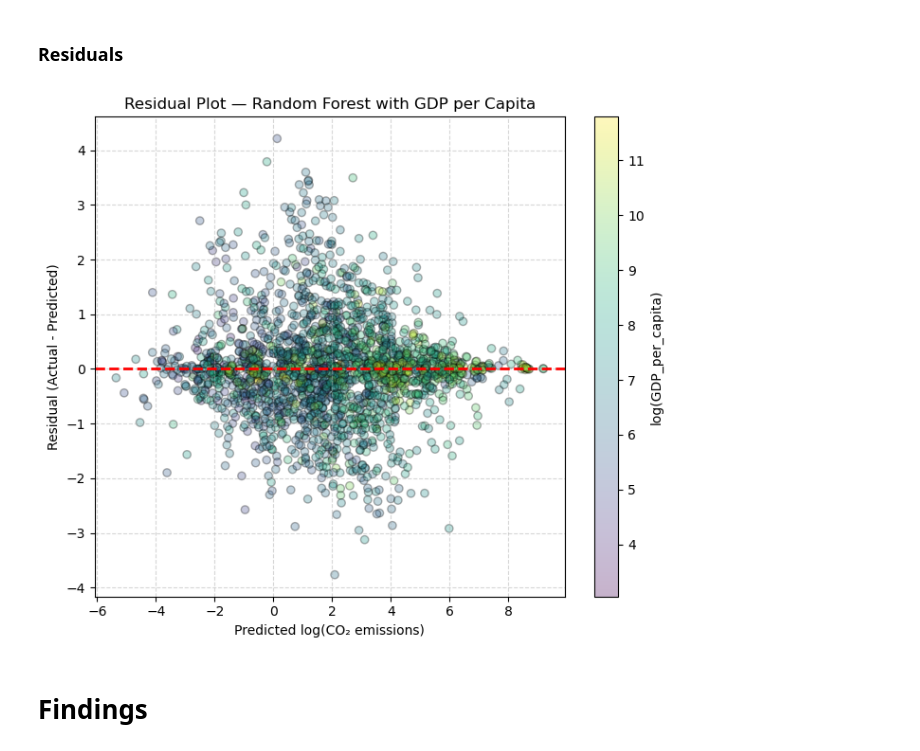
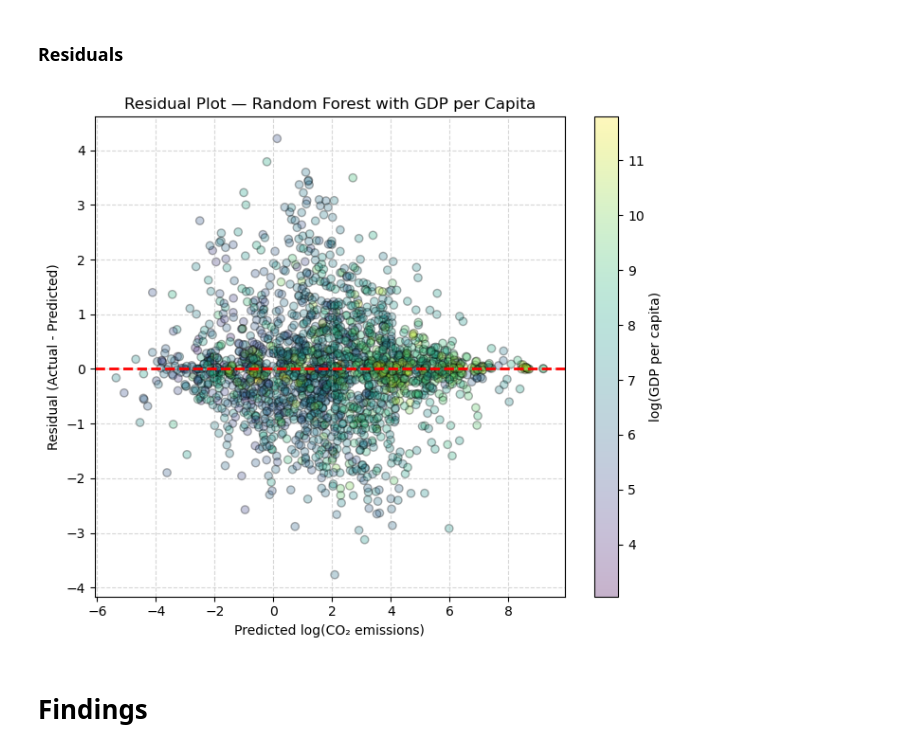
Before and after one commit to BurakJalohaukka/co2-gdp-eda-ml, a Jupyter notebook: co2_vs_gdp.ipynb, the cells around one changed output. Saved outputs shown, nothing was run; the diff lists cells and outputs as text; code cells hidden in the pictures.

```diff
--- a/co2_vs_gdp.ipynb
+++ b/co2_vs_gdp.ipynb
@@ -434,20 +504,20 @@ plt.show()
 # %%
 # Calculate residuals
 residuals_pc = y_test_pc - y_pred_pc
 
 # Residual plot
 plt.figure(figsize=(7,6))
 plt.scatter(y_pred_pc, residuals_pc, c=X_test_pc['log_gdp_pc'], cmap='viridis', alpha=0.3, edgecolor='k')
-plt.colorbar(label='log(GDP_per_capita)')
+plt.colorbar(label='log(GDP per capita)')
 plt.axhline(0, color='r', linestyle='--', lw=2)
 plt.xlabel("Predicted log(CO₂ emissions)")
 plt.ylabel("Residual (Actual - Predicted)")
 plt.title("Residual Plot — Random Forest with GDP per Capita")
 plt.grid(True, linestyle='--', alpha=0.5)
 plt.tight_layout()
 plt.show()
 # %% [output]
-[figure, old version]
+[figure, new version]
 # %% [markdown]
 # Findings
 # %% [markdown]
```
Also changed, not shown: parts of 6 cells of this notebook, 1 other file.
